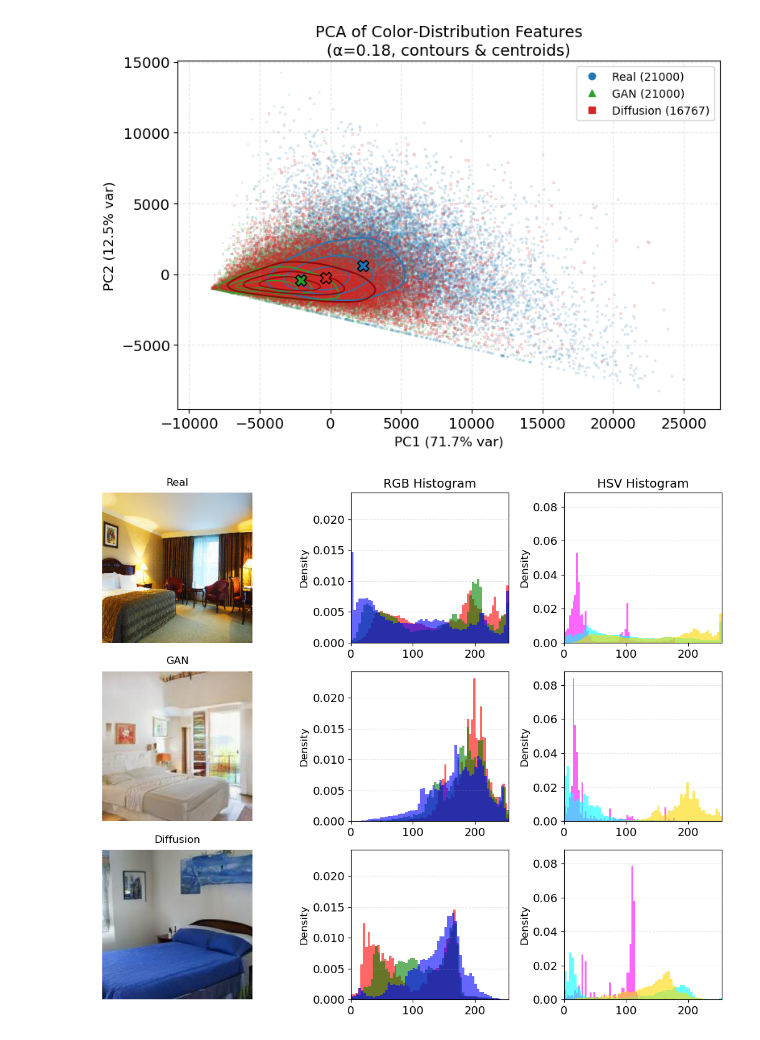
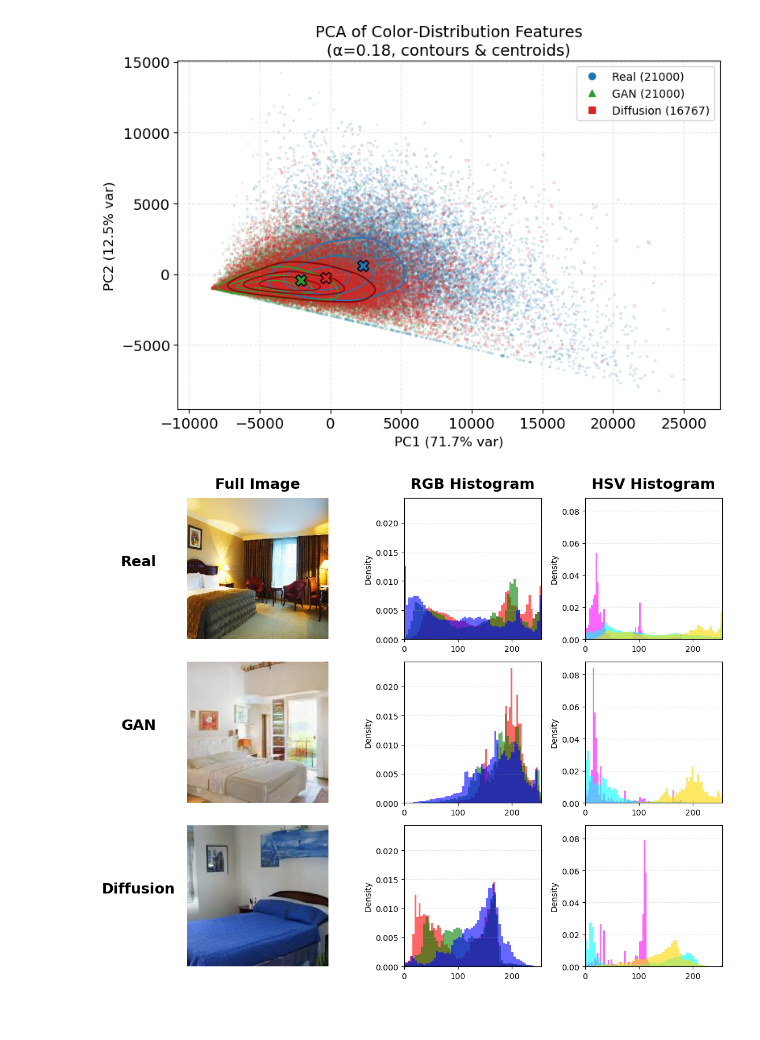
Before and after one commit to SamLB9/GAN-vs.-Diffusion-Images, a Jupyter notebook: notebooks/color_distribution_analysis.ipynb, the cells around one changed output. Drawn from its saved outputs; the diff is of its cells as text; code cells hidden in the pictures.

```diff
--- a/notebooks/color_distribution_analysis.ipynb
+++ b/notebooks/color_distribution_analysis.ipynb
@@ -868,7 +885,7 @@ categories_map = {
     'Face':      ['real', 'stylegan2', 'palette'],
     'ImageNet':  ['real_imagenet', 'big_gan', 'vq_diffusion']
 }
-colors = ['#1f77b4', '#2ca02c', '#ff7f0e']  # real, GAN, diffusion
+colors = ['tab:blue', 'tab:green', 'tab:red']  # real, GAN, diffusion
 
 # ─── Global font sizing ──────────────────────────────────────────────────────
 plt.rc('font', size=18)
@@ -897,7 +914,7 @@ for col, (name, subpath) in enumerate(datasets.items()):
 
     # Top row: hue variance
     ax_var = axes[0, col]
-    ax_var.bar(cats, vars_, color=colors, edgecolor='black')
+    ax_var.bar(cats, vars_, color=colors)
     if col == 0:
         ax_var.set_ylabel('Hue Variance')
     # set the dataset name as the title, with extra top padding
@@ -908,7 +925,7 @@ for col, (name, subpath) in enumerate(datasets.items()):
 
     # Bottom row: hue kurtosis
     ax_kurt = axes[1, col]
-    ax_kurt.bar(cats, kurts_, color=colors, edgecolor='black')
+    ax_kurt.bar(cats, kurts_, color=colors)
     if col == 0:
         ax_kurt.set_ylabel('Hue Kurtosis')
     ax_kurt.set_xticks(range(len(cats)))
@@ -1173,10 +1188,14 @@ def plot_rgb_hsv_hist(img_path, ax_img, ax_rgb, ax_hsv):
 
     # Show image with its own aspect ratio
     ax_img.imshow(img)
-    ax_img.axis('off')
     h, w = img.shape[:2]
-    ax_img.set_aspect(w/h)        # width/height
-    ax_img.set_adjustable('box')  # adjust the axes box, not the image
+    ax_img.set_aspect(w/h)
+    ax_img.set_adjustable('box')
+    # Hide ticks and spines, but NOT axis label
+    ax_img.set_xticks([])
+    ax_img.set_yticks([])
+    for spine in ax_img.spines.values():
+        spine.set_visible(False)
 
     # RGB density
     for i, col in enumerate(['r','g','b']):
@@ -1210,35 +1229,41 @@ if __name__ == '__main__':
         'Diffusion': pick_by_rank(root, 'ddpm',       idx_diff),
     }
 
     # make 3×3 grid: image column a bit wider but keep box aspect
     fig, axes = plt.subplots(
         3, 3, figsize=(11, 9),
         gridspec_kw={'width_ratios': [1.5, 1, 1]}
     )
 
     for row, label in enumerate(['Real','GAN','Diffusion']):
         plot_rgb_hsv_hist(
             paths[label],
             ax_img = axes[row,0],
             ax_rgb = axes[row,1],
             ax_hsv = axes[row,2]
         )
-        # only row titles
-        axes[row,0].set_title(label, fontsize=12, pad=8)
+        # Put the label on the left, vertically centered
+        axes[row,0].set_ylabel(label, fontsize=18, fontweight='bold', rotation=0, labelpad=60, va='center')
+        axes[row,0].yaxis.set_label_position("left")
+        axes[row,0].yaxis.tick_left()
+        axes[row,0].set_yticks([])  # No y-ticks for the images
+
+        # Only the top row gets the column titles
         if row == 0:
-            axes[row,1].set_title('RGB Histogram', fontsize=14)
-            axes[row,2].set_title('HSV Histogram', fontsize=14)
+            axes[row,0].set_title('Full Image', fontsize=18, weight='bold', pad=12)
+            axes[row,1].set_title('RGB Histogram', fontsize=18, weight='bold', pad=12)
+            axes[row,2].set_title('HSV Histogram', fontsize=18, weight='bold', pad=12)
 
     # unify histogram y‐limits
     max_rgb = max(ax.get_ylim()[1] for ax in axes[:,1])
     max_hsv = max(ax.get_ylim()[1] for ax in axes[:,2])
     for ax in axes[:,1]:
         ax.set_ylim(0, max_rgb)
     for ax in axes[:,2]:
         ax.set_ylim(0, max_hsv)
 
     plt.tight_layout()
     fig.savefig('fig_color_histograms_fixed.pdf', dpi=300)
     plt.show()
 # %% [output]
-[figure, old version]
+[figure, new version]
```
Also changed, not shown: parts of 5 cells of this notebook, 8 other files.
